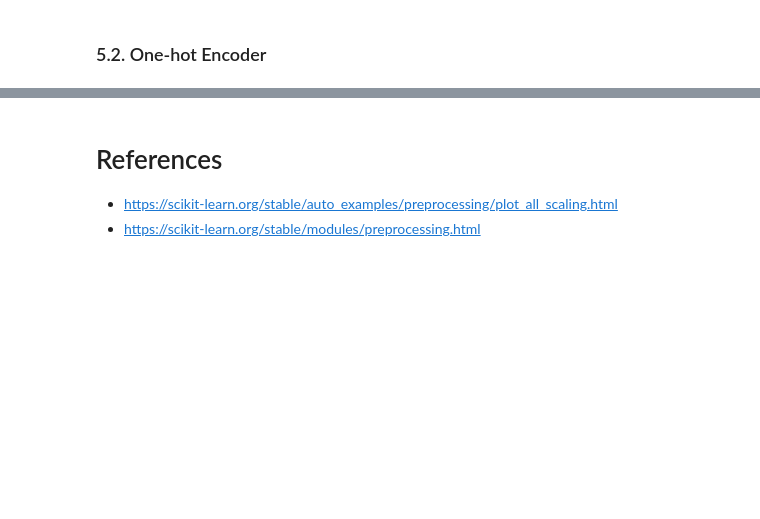
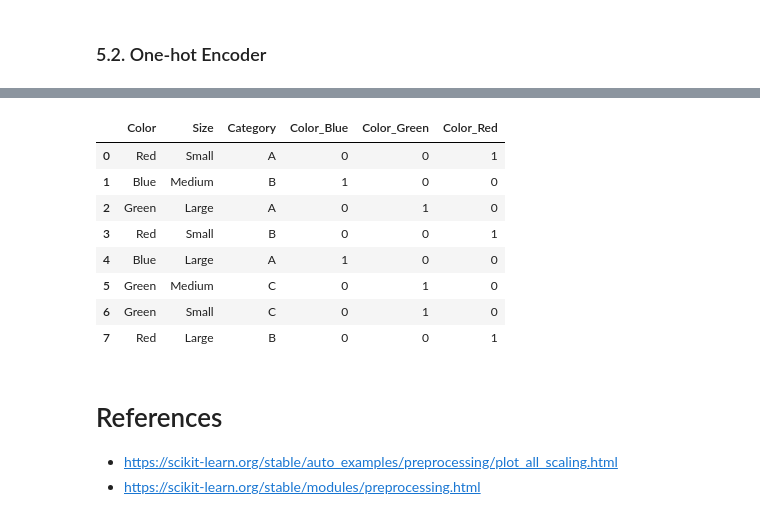
Before and after one commit to taqihaider7/NSU_ML, a Jupyter notebook: Labs/lab2a.ipynb, the cells around one changed output, grey strips where cells are left out. Drawn from its saved outputs; the diff is of its cells as text; code cells hidden in the pictures; blank space fills up the shorter version.

```diff
--- a/Labs/lab2a.ipynb
+++ b/Labs/lab2a.ipynb
@@ -480,3 +560,18 @@ df
+# %%
+df = get_df(6)
+df_onehot = pd.get_dummies(df[['Color']]).astype('int16')
+df = pd.concat([df, df_onehot], axis=1)
+df
+# %% [output]
+|  | Color | Size | Category | Color_Blue | Color_Green | Color_Red |
+| 0 | Red | Small | A | 0 | 0 | 1 |
+| 1 | Blue | Medium | B | 1 | 0 | 0 |
+| 2 | Green | Large | A | 0 | 1 | 0 |
+| 3 | Red | Small | B | 0 | 0 | 1 |
+| 4 | Blue | Large | A | 1 | 0 | 0 |
+| 5 | Green | Medium | C | 0 | 1 | 0 |
+| 6 | Green | Small | C | 0 | 1 | 0 |
+| 7 | Red | Large | B | 0 | 0 | 1 |
 # %% [markdown]
 # References
 
```
Also changed, not shown: parts of 26 cells of this notebook, 2 other files.
